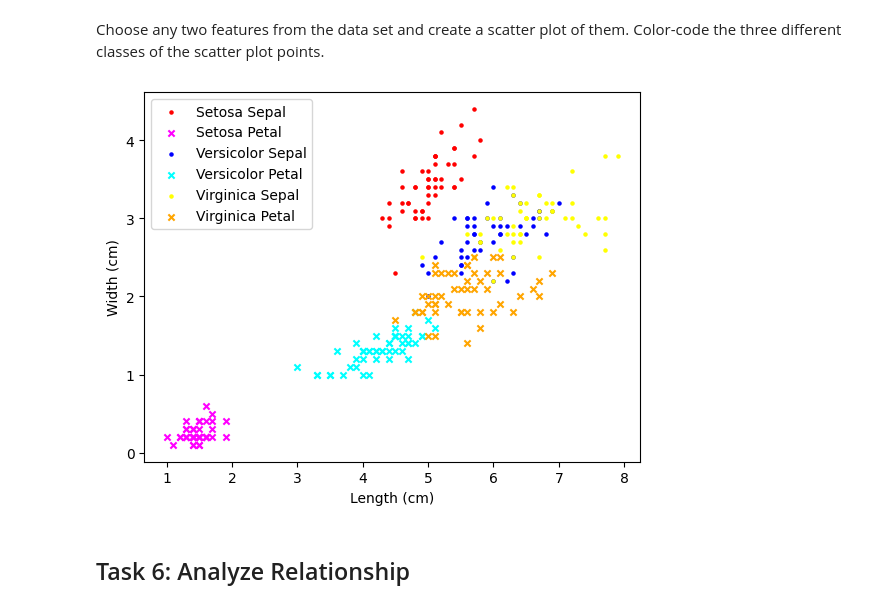
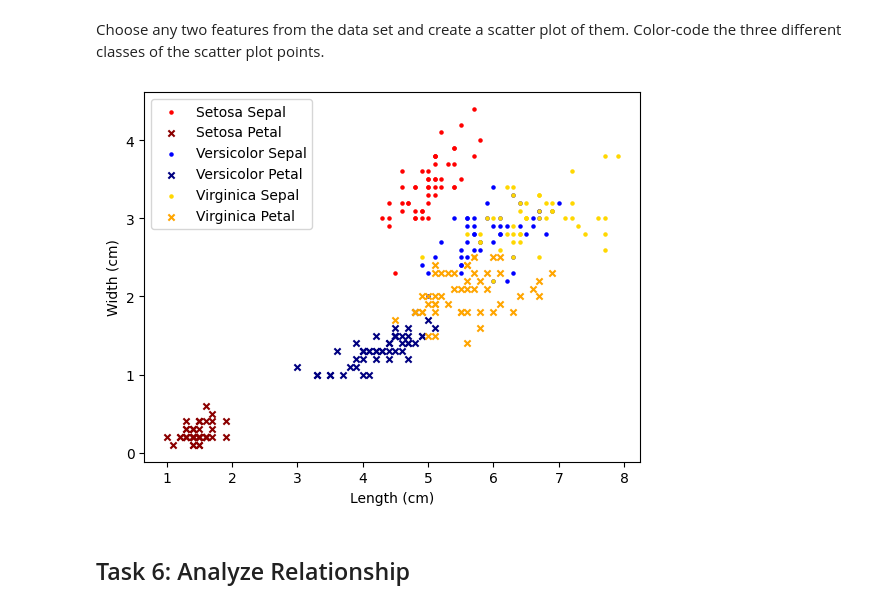
Before and after one commit to cathalred88/principles_of_data_analytics, a Jupyter notebook: tasks.ipynb, the cells around one changed output. Drawn from its saved outputs; the diff is of its cells as text; code cells hidden in the pictures.

```diff
--- a/tasks.ipynb
+++ b/tasks.ipynb
@@ -172,56 +172,24 @@ Color-code the three different classes of the scatter plot points.
 # %%
 #Scatterplot
 # define plot parameters -
 # come back to this because i should be able to run this in a for loop to select the different species names automatically from Unique Species array.
 colors = ['r','g','b','y', ]
 ax7=df1.plot(kind = 'scatter', x = 'sepal length (cm)', y = 'sepal width (cm)', marker = '.', c = 'red' , label = 'Setosa Sepal')
-ax8=df1.plot(kind = 'scatter', x = 'petal length (cm)', y = 'petal width (cm)', marker = 'x', c = 'magenta', label = 'Setosa Petal', ax = ax7)
+ax8=df1.plot(kind = 'scatter', x = 'petal length (cm)', y = 'petal width (cm)', marker = 'x', c = 'darkred', label = 'Setosa Petal', ax = ax7)
 ax9=df2.plot(kind = 'scatter', x = 'sepal length (cm)', y = 'sepal width (cm)', marker = '.', c = 'blue' , label = 'Versicolor Sepal',ax = ax7)
-ax10=df2.plot(kind = 'scatter', x = 'petal length (cm)', y = 'petal width (cm)', marker = 'x', c = 'cyan', label = 'Versicolor Petal', ax = ax7)
-ax11=df3.plot(kind = 'scatter', x = 'sepal length (cm)', y = 'sepal width (cm)', marker = '.', c = 'yellow' , label = 'Virginica Sepal',ax = ax7)
+ax10=df2.plot(kind = 'scatter', x = 'petal length (cm)', y = 'petal width (cm)', marker = 'x', c = 'navy', label = 'Versicolor Petal', ax = ax7)
+ax11=df3.plot(kind = 'scatter', x = 'sepal length (cm)', y = 'sepal width (cm)', marker = '.', c = 'gold' , label = 'Virginica Sepal',ax = ax7)
 ax12=df3.plot(kind = 'scatter', x = 'petal length (cm)', y = 'petal width (cm)', marker = 'x', c = 'orange', label = 'Virginica Petal', ax = ax7, legend =True)
-'''
-#calculate the straight line best fits for each dataset pair
-b1, a1 = np.polyfit(df1['sepal length (cm)'], df1['sepal width (cm)'], deg=1)
-b2, a2 = np.polyfit(df1['petal length (cm)'], df1['petal width (cm)'], deg=1)
-b3, a3 = np.polyfit(df2['sepal length (cm)'], df2['sepal width (cm)'], deg=1)
-b4, a4 = np.polyfit(df2['petal length (cm)'], df2['petal width (cm)'], deg=1)
-b5, a5 = np.polyfit(df3['sepal length (cm)'], df3['sepal width (cm)'], deg=1)
-b6, a6 = np.polyfit(df3['petal length (cm)'], df3['petal width (cm)'], deg=1)
 
-# set upper and lower limits for lines to start and finish at
-xseq1 = np.linspace(min(df1['sepal length (cm)']), max(df1['sepal length (cm)']), num=100)
-xseq2 = np.linspace(min(df1['petal length (cm)']), max(df1['petal length (cm)']), num=100)
-xseq3 = np.linspace(min(df2['sepal length (cm)']), max(df2['sepal length (cm)']), num=100)
-xseq4 = np.linspace(min(df2['petal length (cm)']), max(df2['petal length (cm)']), num=100)
-xseq5 = np.linspace(min(df3['sepal length (cm)']), max(df3['sepal length (cm)']), num=100)
-xseq6 = np.linspace(min(df3['petal length (cm)']), max(df3['petal length (cm)']), num=100)
-
-#print a & b pairs for each pair
-print(b1,a1)
-print(b2,a2)
-print(b3,a3)
-print(b4,a4)
-print(b5,a5)
-print(b6,a6)
-
-# add straight line regression lines to each scatterplot pair
-ax22=pt.plot(xseq1, a1 + b1 * xseq1, c = 'red', label = 'Setosa Sepal')
-ax23=pt.plot(xseq2, a2 + b2 * xseq2, c = 'magenta', label = 'Setosa Petal')
-ax24=pt.plot(xseq3, a3 + b3 * xseq3, c = 'blue' , label = 'Versicolor Sepal')
-ax25=pt.plot(xseq4, a4 + b4 * xseq4, c = 'cyan', label = 'Versicolor Petal')
-ax26=pt.plot(xseq5, a5 + b5 * xseq5, c = 'yellow' , label = 'Virginica Sepal')
-ax27=pt.plot(xseq6, a6 + b6 * xseq6, c = 'orange', label = 'Virginica Petal')
-'''
 # define plot labels
 ax7.set_xlabel('Length (cm)')
 ax7.set_ylabel('Width (cm)')
 
 # command to show plot
 pt.savefig('scatterplotSummaryWithoutRegression.png')
 pt.show()
 # %% [output]
-[figure, old version]
+[figure, new version]
 # %% [markdown]
 ## Task 6: Analyze Relationship
 # %% [markdown]
```
Also changed, not shown: parts of 3 cells of this notebook, 4 other files.
